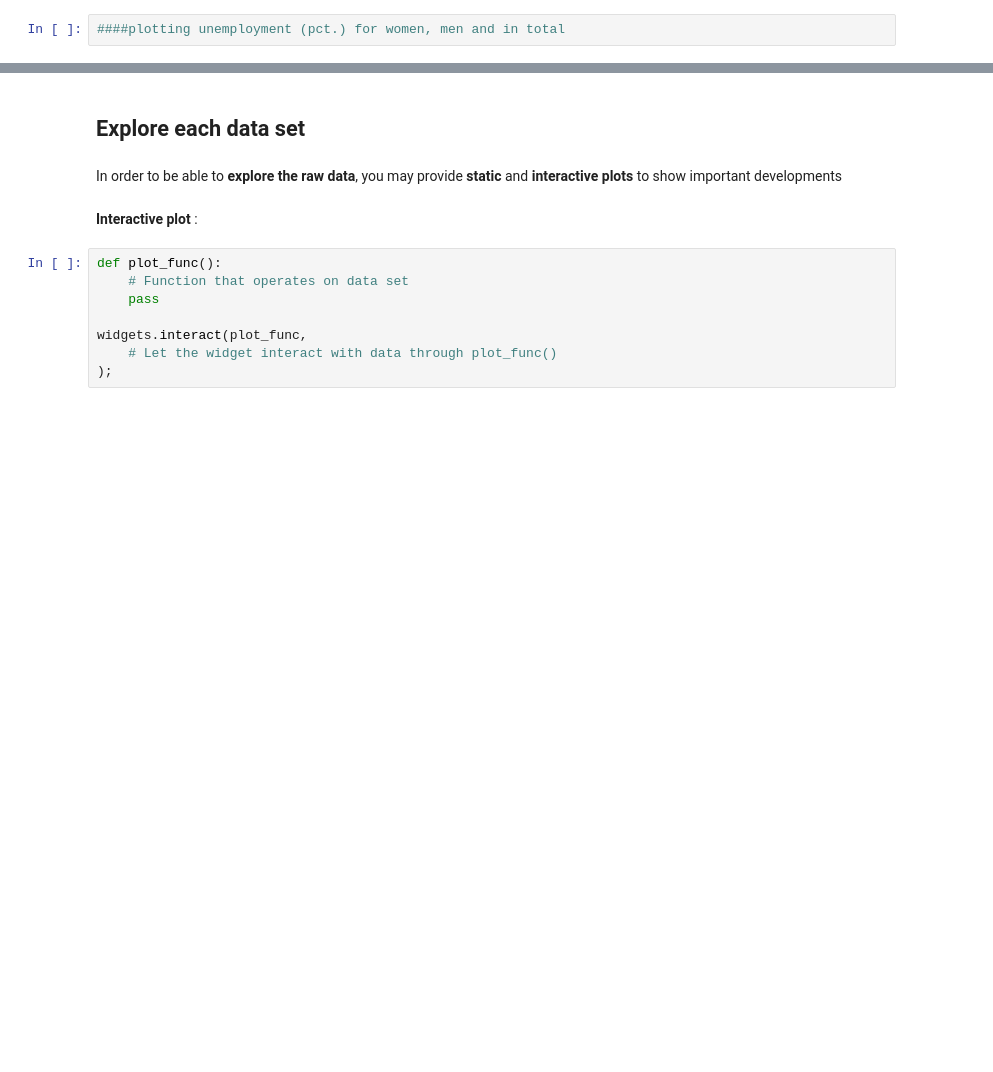
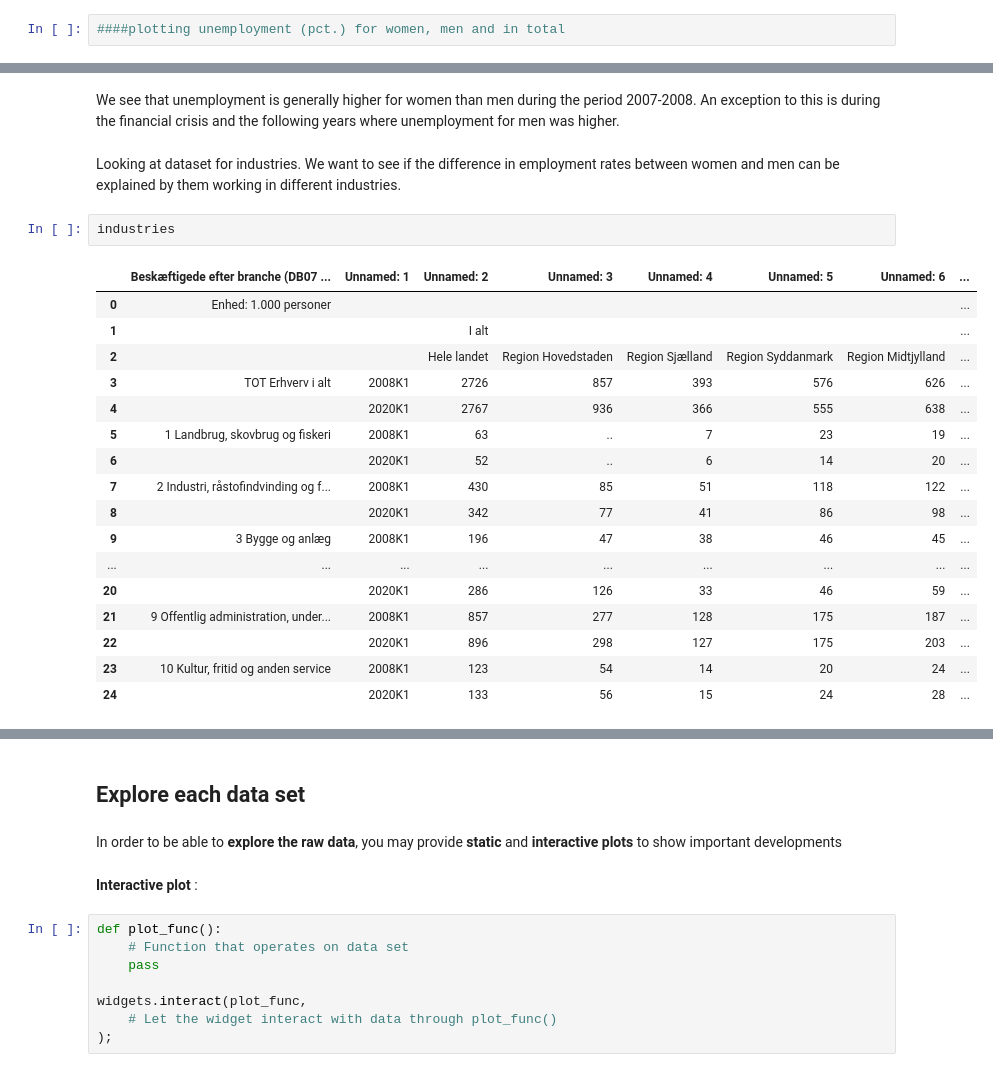
Before and after one commit to Morsing96/Introduction-to-Programming, a Jupyter notebook: dataproject/dataproject.ipynb, the cells around one changed output, grey strips where cells are left out. Saved outputs shown, nothing was run; the diff lists cells and outputs as text; blank space fills up the shorter version.

```diff
--- a/dataproject/dataproject.ipynb
+++ b/dataproject/dataproject.ipynb
@@ -72,0 +152,24 @@ unemp_w[['2007','2008','2009','2010','2011']].plot()
+# %% [markdown]
+We see that unemployment is generally higher for women than men during the period 2007-2008. An exception to this is during the financial crisis and the following years where unemployment for men was higher.
+# %% [markdown]
+Looking at dataset for industries. We want to see if the difference in employment rates between women and men can be explained by them working in different industries.
+# %%
+industries
+# %% [output]
+|  | Beskæftigede efter branche (DB07 ... | Unnamed: 1 | Unnamed: 2 | Unnamed: 3 | Unnamed: 4 | Unnamed: 5 | Unnamed: 6 | ... |
+| 0 | Enhed: 1.000 personer |  |  |  |  |  |  | ... |
+| 1 |  |  | I alt |  |  |  |  | ... |
+| 2 |  |  | Hele landet | Region Hovedstaden | Region Sjælland | Region Syddanmark | Region Midtjylland | ... |
+| 3 | TOT Erhverv i alt | 2008K1 | 2726 | 857 | 393 | 576 | 626 | ... |
+| 4 |  | 2020K1 | 2767 | 936 | 366 | 555 | 638 | ... |
+| 5 | 1 Landbrug, skovbrug og fiskeri | 2008K1 | 63 | .. | 7 | 23 | 19 | ... |
+| 6 |  | 2020K1 | 52 | .. | 6 | 14 | 20 | ... |
+| 7 | 2 Industri, råstofindvinding og f... | 2008K1 | 430 | 85 | 51 | 118 | 122 | ... |
+| 8 |  | 2020K1 | 342 | 77 | 41 | 86 | 98 | ... |
+| 9 | 3 Bygge og anlæg | 2008K1 | 196 | 47 | 38 | 46 | 45 | ... |
+| ... | ... | ... | ... | ... | ... | ... | ... | ... |
+| 20 |  | 2020K1 | 286 | 126 | 33 | 46 | 59 | ... |
+| 21 | 9 Offentlig administration, under... | 2008K1 | 857 | 277 | 128 | 175 | 187 | ... |
+| 22 |  | 2020K1 | 896 | 298 | 127 | 175 | 203 | ... |
+| 23 | 10 Kultur, fritid og anden service | 2008K1 | 123 | 54 | 14 | 20 | 24 | ... |
+| 24 |  | 2020K1 | 133 | 56 | 15 | 24 | 28 | ... |
```
Also changed, not shown: parts of 21 cells of this notebook, 1 other file.
